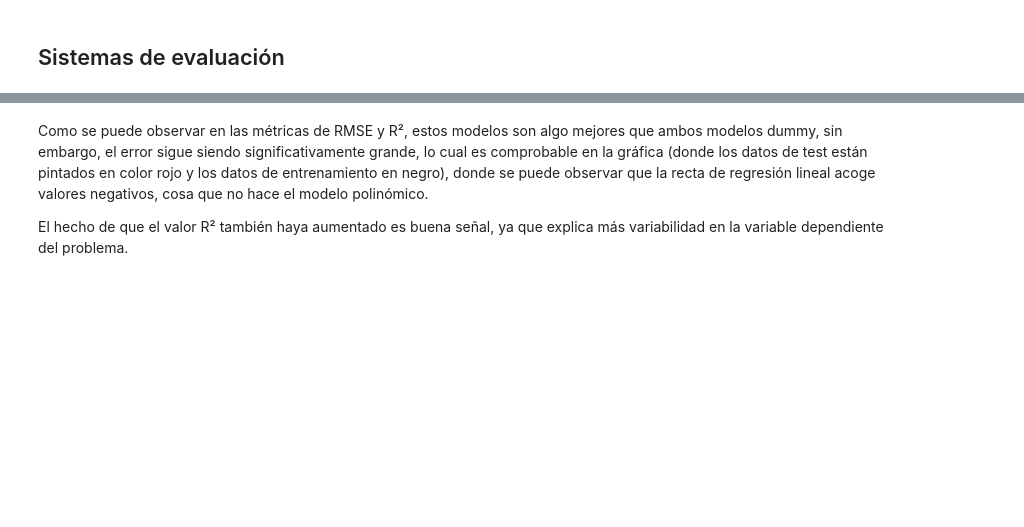
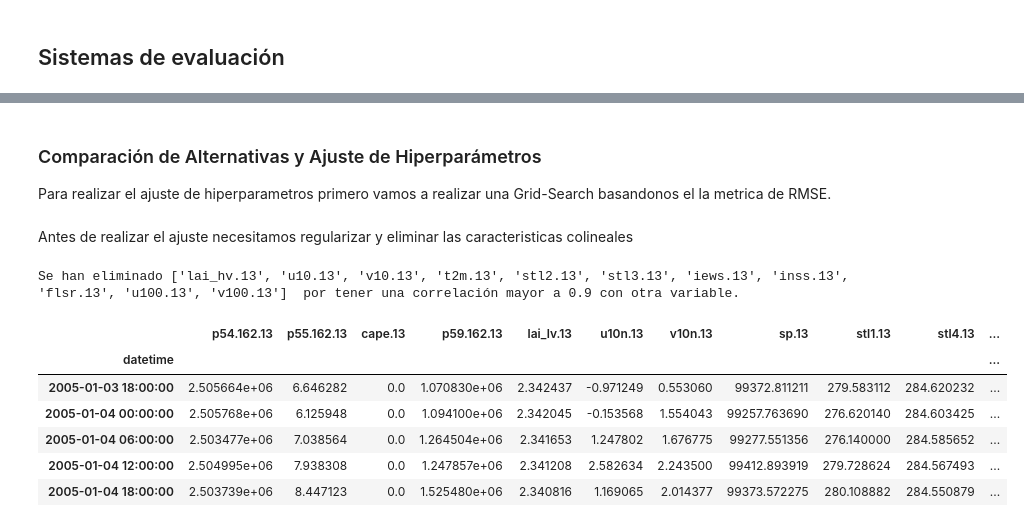
Before and after one commit to seniorbeto/Grupo04_Practica1, a Jupyter notebook: Notebook_1.ipynb, the cells around one changed output, grey strips where cells are left out. Saved outputs shown, nothing was run; the diff lists cells and outputs as text; code cells hidden in the pictures; blank space fills up the shorter version.

```diff
--- a/G4.ipynb
+++ b/Notebook_1.ipynb
@@ -351,4 +295,36 @@ R^2 del modelo de regresión polinómica: 0.139
-# %% [markdown]
-Como se puede observar en las métricas de RMSE y R², estos modelos son algo mejores que ambos modelos dummy, sin embargo, el error sigue siendo significativamente grande, lo cual es comprobable en la gráfica (donde los datos de test están pintados en color rojo y los datos de entrenamiento en negro), donde se puede observar que la recta de regresión lineal acoge valores negativos, cosa que no hace el modelo polinómico.
-
-El hecho de que el valor R² también haya aumentado es buena señal, ya que explica más variabilidad en la variable dependiente del problema.
+# %% [markdown]
+### Comparación de Alternativas y Ajuste de Hiperparámetros
+
+Para realizar el ajuste de hiperparametros primero vamos a realizar una Grid-Search basandonos el la metrica de RMSE.
+# %% [markdown]
+Antes de realizar el ajuste necesitamos  regularizar y eliminar las caracteristicas colineales
+# %%
+# regularizacion
+from sklearn.linear_model import Lasso
+from sklearn.preprocessing import StandardScaler
+from sklearn.pipeline import make_pipeline
+
+# Crear un modelo de regresión Lasso
+regr_lasso = make_pipeline(StandardScaler(), Lasso(alpha=0.1, random_state=SEED))
+
+
+# eliminar caracteristicas colineales del conjunto de datos
+# vamos a eliminar todos los datos que tengan una correlacion mayor a 0.9 con otra variable
+
+clean_ava = wind_ava_no_outliers.copy()
+correlation = clean_ava.corr().abs()
+upper = correlation.where(np.triu(np.ones(correlation.shape), k=1).astype(bool))
+to_drop = [column for column in upper.columns if any(upper[column] > 0.9)]
+clean_ava = clean_ava.drop(columns=to_drop)
+print(f"Se han eliminado {to_drop}  por tener una correlación mayor a 0.9 con otra variable.")
+
+clean_ava.head()
+# %% [output]
+Se han eliminado ['lai_hv.13', 'u10.13', 'v10.13', 't2m.13', 'stl2.13', 'stl3.13', 'iews.13', 'inss.13', 'flsr.13', 'u100.13', 'v100.13']  por tener una correlación mayor a 0.9 con otra variable.
+|  | p54.162.13 | p55.162.13 | cape.13 | p59.162.13 | lai_lv.13 | u10n.13 | v10n.13 | sp.13 | stl1.13 | stl4.13 | ... |
+| datetime |  |  |  |  |  |  |  |  |  |  | ... |
+| 2005-01-03 18:00:00 | 2.505664e+06 | 6.646282 | 0.0 | 1.070830e+06 | 2.342437 | -0.971249 | 0.553060 | 99372.811211 | 279.583112 | 284.620232 | ... |
+| 2005-01-04 00:00:00 | 2.505768e+06 | 6.125948 | 0.0 | 1.094100e+06 | 2.342045 | -0.153568 | 1.554043 | 99257.763690 | 276.620140 | 284.603425 | ... |
+| 2005-01-04 06:00:00 | 2.503477e+06 | 7.038564 | 0.0 | 1.264504e+06 | 2.341653 | 1.247802 | 1.676775 | 99277.551356 | 276.140000 | 284.585652 | ... |
+| 2005-01-04 12:00:00 | 2.504995e+06 | 7.938308 | 0.0 | 1.247857e+06 | 2.341208 | 2.582634 | 2.243500 | 99412.893919 | 279.728624 | 284.567493 | ... |
+| 2005-01-04 18:00:00 | 2.503739e+06 | 8.447123 | 0.0 | 1.525480e+06 | 2.340816 | 1.169065 | 2.014377 | 99373.572275 | 280.108882 | 284.550879 | ... |
```
Also changed, not shown: parts of 7 cells of this notebook.
